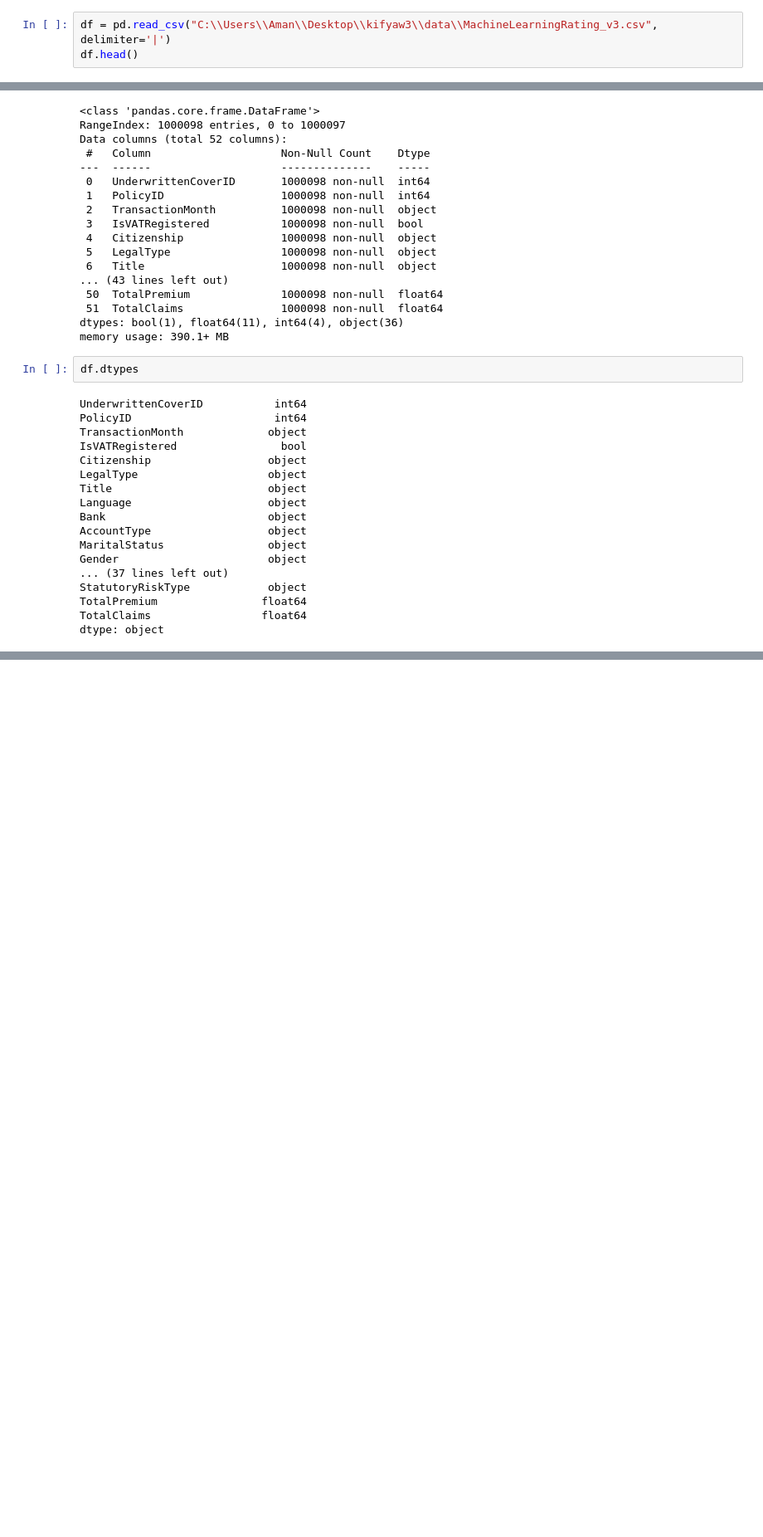
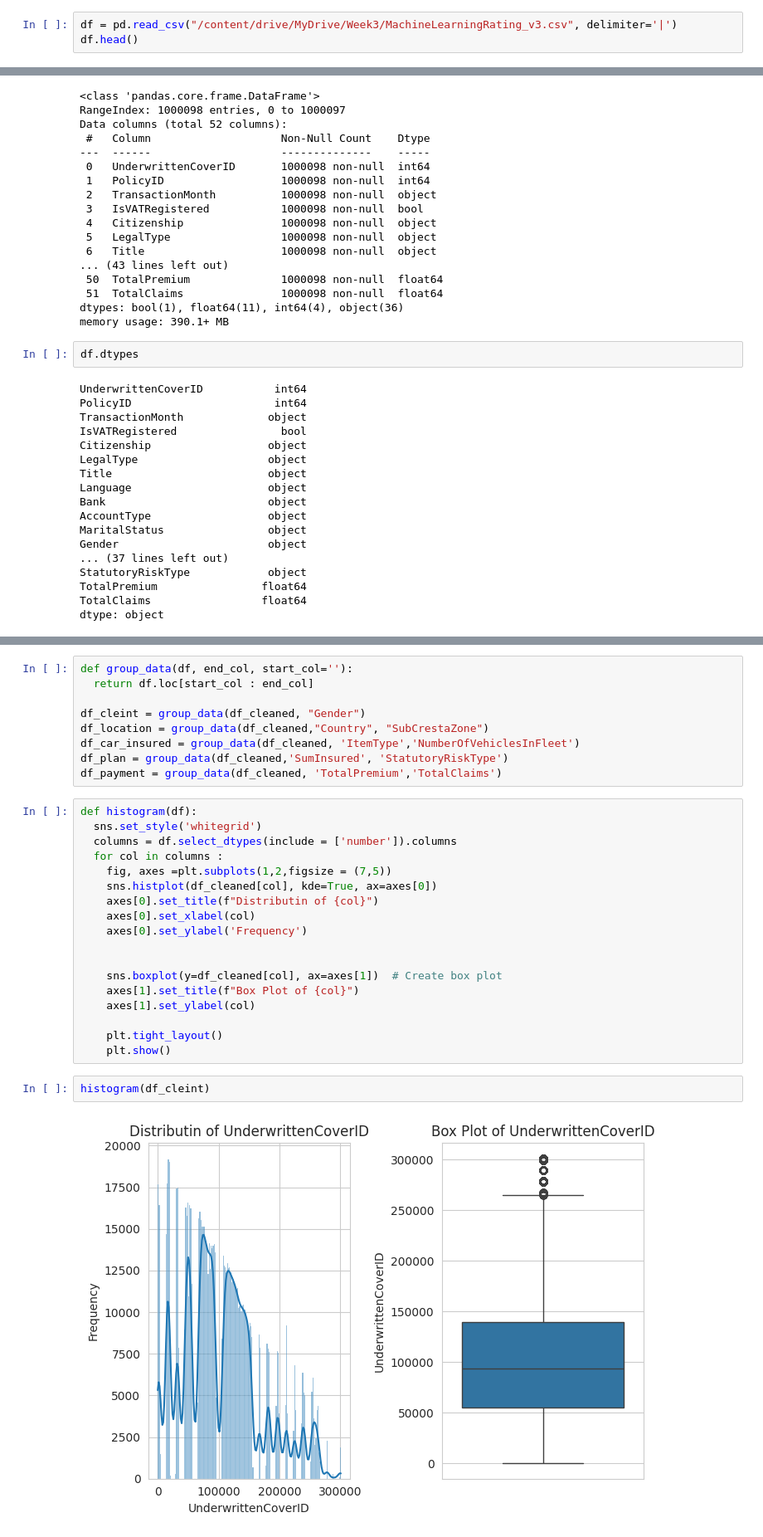
Before and after one commit to Amanzlastt/kifyaw3, a Jupyter notebook: notebooks/Eda.ipynb, the cells around one changed output, grey strips where cells are left out. Shown: that part at 83% size. Cells and saved outputs as stored; diff of their text form; blank space fills up the shorter version.

Commit message:
cleaning data and plots of distribution

```diff
--- a/notebooks/Eda.ipynb
+++ b/notebooks/Eda.ipynb
@@ -4,5 +11,5 @@ import numpy as np
 # %%
-df = pd.read_csv("C:\\Users\\Aman\\Desktop\\kifyaw3\\data\\MachineLearningRating_v3.csv", delimiter='|')
+df = pd.read_csv("/content/drive/MyDrive/Week3/MachineLearningRating_v3.csv", delimiter='|')
 df.head()
 # %% [output]
 |  | UnderwrittenCoverID | PolicyID | TransactionMonth | IsVATRegistered | Citizenship | LegalType | Title | ... |
@@ -54,0 +124,31 @@ dtype: object
+# %%
+def group_data(df, end_col, start_col=''):
+  return df.loc[start_col : end_col]
+
+df_cleint = group_data(df_cleaned, "Gender")
+df_location = group_data(df_cleaned,"Country", "SubCrestaZone")
+df_car_insured = group_data(df_cleaned, 'ItemType','NumberOfVehiclesInFleet')
+df_plan = group_data(df_cleaned,'SumInsured', 'StatutoryRiskType')
+df_payment = group_data(df_cleaned, 'TotalPremium','TotalClaims')
+# %%
+def histogram(df):
+  sns.set_style('whitegrid')
+  columns = df.select_dtypes(include = ['number']).columns
+  for col in columns :
+    fig, axes =plt.subplots(1,2,figsize = (7,5))
+    sns.histplot(df_cleaned[col], kde=True, ax=axes[0])
+    axes[0].set_title(f"Distributin of {col}")
+    axes[0].set_xlabel(col)
+    axes[0].set_ylabel('Frequency')
+
+
+    sns.boxplot(y=df_cleaned[col], ax=axes[1])  # Create box plot
+    axes[1].set_title(f"Box Plot of {col}")
+    axes[1].set_ylabel(col)
+
+    plt.tight_layout()
+    plt.show()
+# %%
+histogram(df_cleint)
+# %% [output]
+[figure, added]
```
Also changed, not shown: parts of 6 cells of this notebook.
